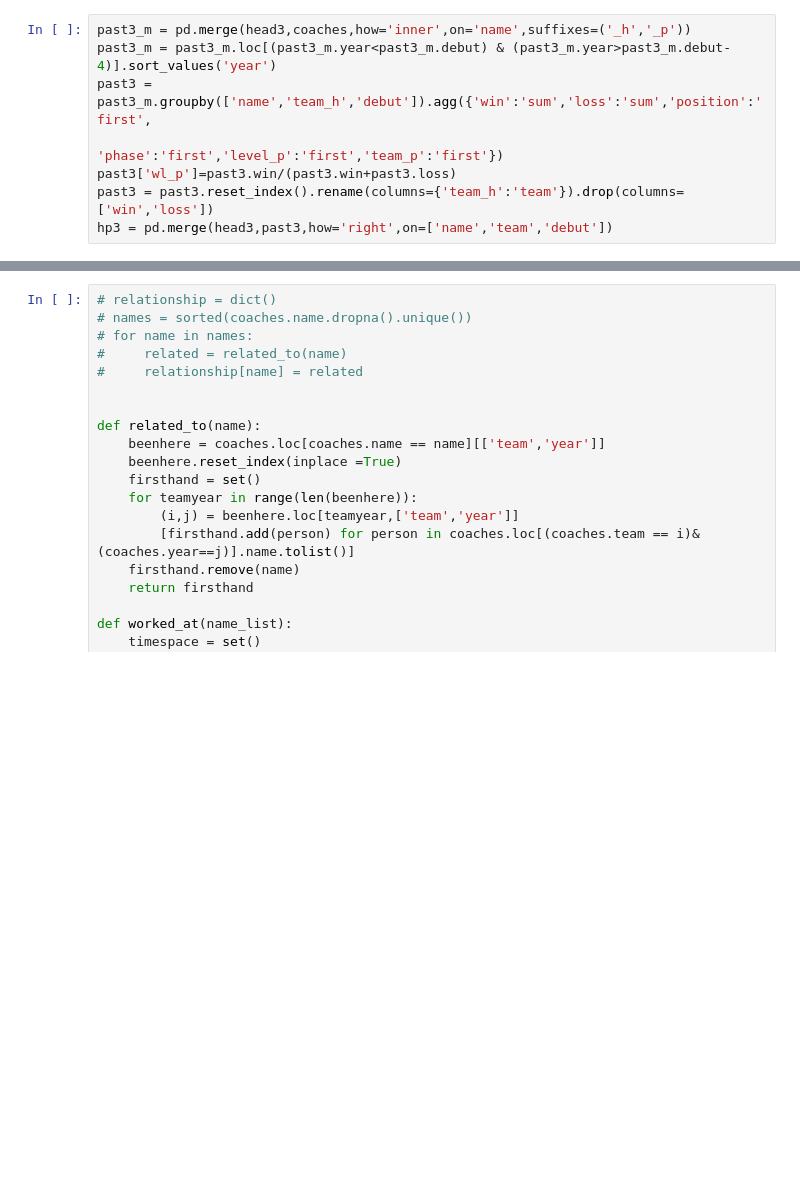
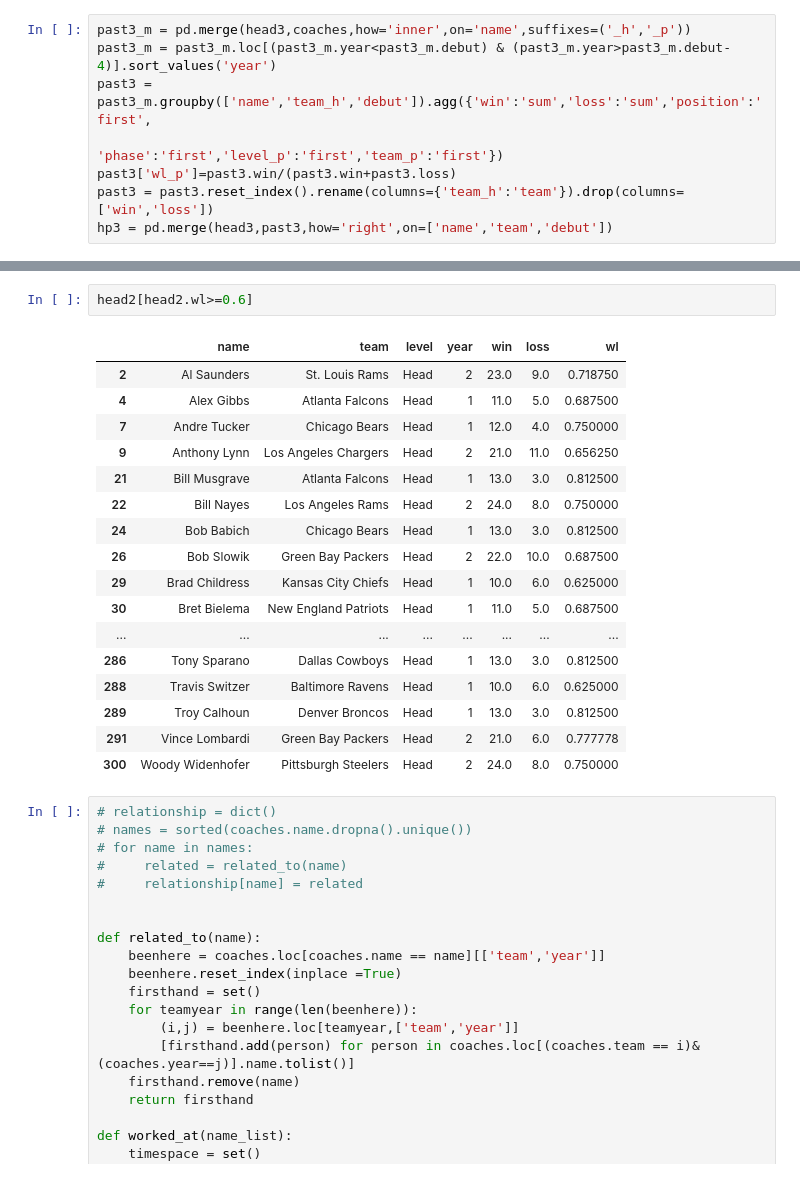
Before and after one commit to plee0117/Coaches, a Jupyter notebook: Graphs.ipynb, the cells around one changed output, grey strips where cells are left out. Drawn from its saved outputs; the diff is of its cells as text; blank space fills up the shorter version.

```diff
--- a/Graphs.ipynb
+++ b/Graphs.ipynb
@@ -56,3 +134,23 @@ hp3 = pd.merge(head3,past3,how='right',on=['name','team','debut'])
+# %%
+head2[head2.wl>=0.6]
+# %% [output]
+|  | name | team | level | year | win | loss | wl |
+| 2 | Al Saunders | St. Louis Rams | Head | 2 | 23.0 | 9.0 | 0.718750 |
+| 4 | Alex Gibbs | Atlanta Falcons | Head | 1 | 11.0 | 5.0 | 0.687500 |
+| 7 | Andre Tucker | Chicago Bears | Head | 1 | 12.0 | 4.0 | 0.750000 |
+| 9 | Anthony Lynn | Los Angeles Chargers | Head | 2 | 21.0 | 11.0 | 0.656250 |
+| 21 | Bill Musgrave | Atlanta Falcons | Head | 1 | 13.0 | 3.0 | 0.812500 |
+| 22 | Bill Nayes | Los Angeles Rams | Head | 2 | 24.0 | 8.0 | 0.750000 |
+| 24 | Bob Babich | Chicago Bears | Head | 1 | 13.0 | 3.0 | 0.812500 |
+| 26 | Bob Slowik | Green Bay Packers | Head | 2 | 22.0 | 10.0 | 0.687500 |
+| 29 | Brad Childress | Kansas City Chiefs | Head | 1 | 10.0 | 6.0 | 0.625000 |
+| 30 | Bret Bielema | New England Patriots | Head | 1 | 11.0 | 5.0 | 0.687500 |
+| ... | ... | ... | ... | ... | ... | ... | ... |
+| 286 | Tony Sparano | Dallas Cowboys | Head | 1 | 13.0 | 3.0 | 0.812500 |
+| 288 | Travis Switzer | Baltimore Ravens | Head | 1 | 10.0 | 6.0 | 0.625000 |
+| 289 | Troy Calhoun | Denver Broncos | Head | 1 | 13.0 | 3.0 | 0.812500 |
+| 291 | Vince Lombardi | Green Bay Packers | Head | 2 | 21.0 | 6.0 | 0.777778 |
+| 300 | Woody Widenhofer | Pittsburgh Steelers | Head | 2 | 24.0 | 8.0 | 0.750000 |
 # %%
 # relationship = dict()
 # names = sorted(coaches.name.dropna().unique())
```
Also changed, not shown: parts of 38 cells of this notebook, 1 other file.
